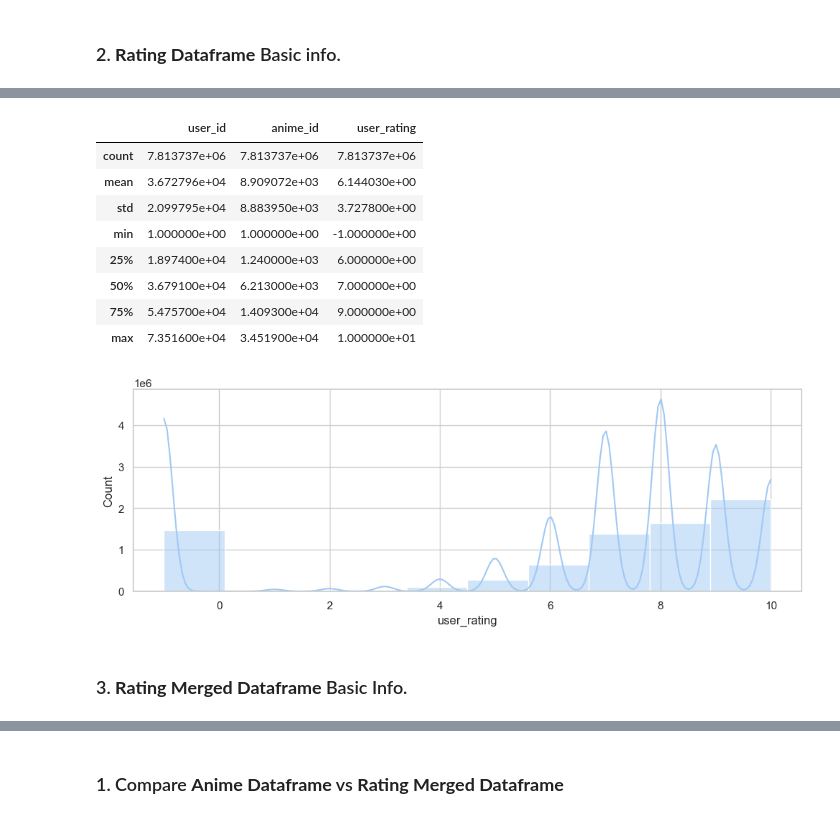
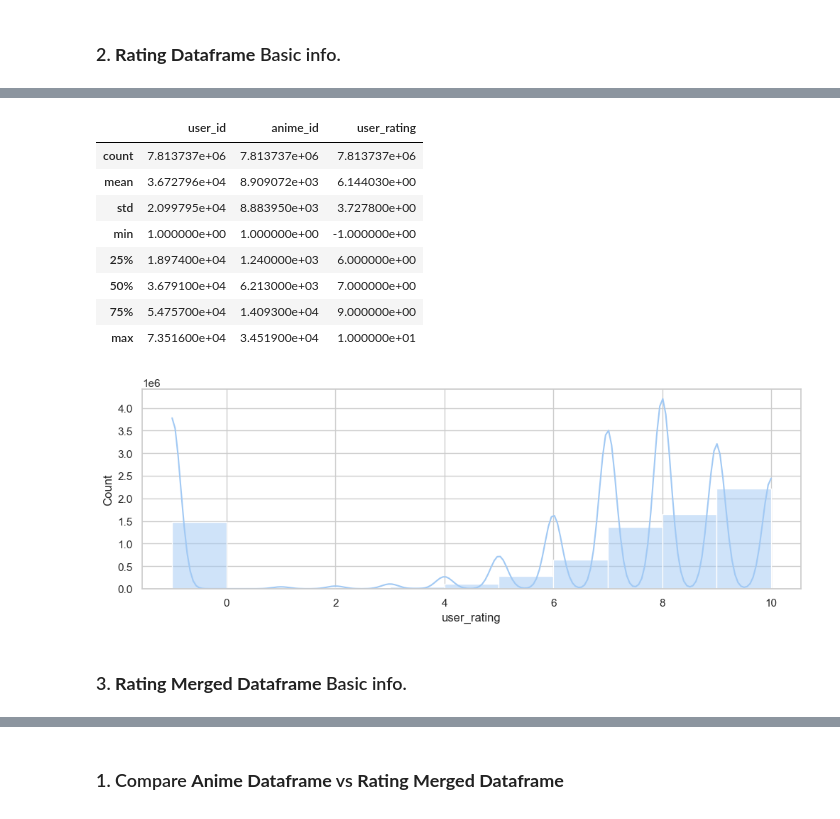
Before and after one commit to phukphoom/anime-recommander-system, a Jupyter notebook: AnimeRecommenderSystem/anime.ipynb, the cells around one changed output, grey strips where cells are left out. Drawn from its saved outputs; the diff is of its cells as text; code cells hidden in the pictures.

```diff
--- a/AnimeRecommenderSystem/anime.ipynb
+++ b/AnimeRecommenderSystem/anime.ipynb
@@ -168,21 +122,22 @@ List of columns that contain NaN values : []
 # %%
 fig, axs = plt.subplots(ncols=1, figsize=CONFIG.PLT_FIG_SIZE)
 fig.tight_layout(pad=5.0)
 
-sns.histplot(rating_df, x='user_rating', kde=True, bins=10, ax=axs)
+sns.histplot(rating_df, x='user_rating', kde=True,
+             binrange=[-1, 10], binwidth=1, ax=axs)
 
 rating_df.describe()
 # %% [output]
 |  | user_id | anime_id | user_rating |
 | count | 7.813737e+06 | 7.813737e+06 | 7.813737e+06 |
 | mean | 3.672796e+04 | 8.909072e+03 | 6.144030e+00 |
 | std | 2.099795e+04 | 8.883950e+03 | 3.727800e+00 |
 | min | 1.000000e+00 | 1.000000e+00 | -1.000000e+00 |
 | 25% | 1.897400e+04 | 1.240000e+03 | 6.000000e+00 |
 | 50% | 3.679100e+04 | 6.213000e+03 | 7.000000e+00 |
 | 75% | 5.475700e+04 | 1.409300e+04 | 9.000000e+00 |
 | max | 7.351600e+04 | 3.451900e+04 | 1.000000e+01 |
-[figure, old version]
+[figure, new version]
 # %% [markdown]
-### 3. **Rating Merged Dataframe** Basic Info.
+### 3. **Rating Merged Dataframe** Basic info.
 # %%
```
Also changed, not shown: parts of 48 cells of this notebook.
